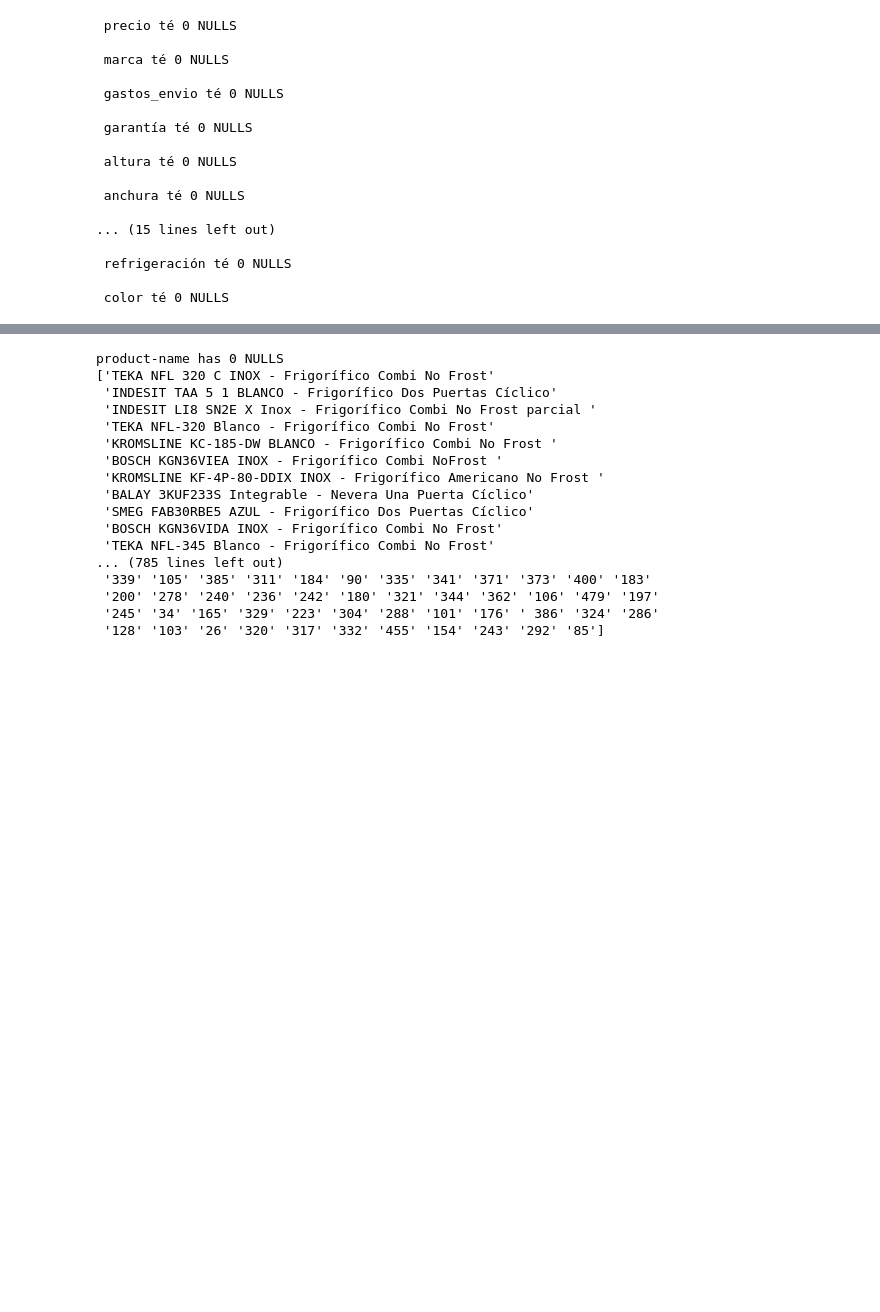
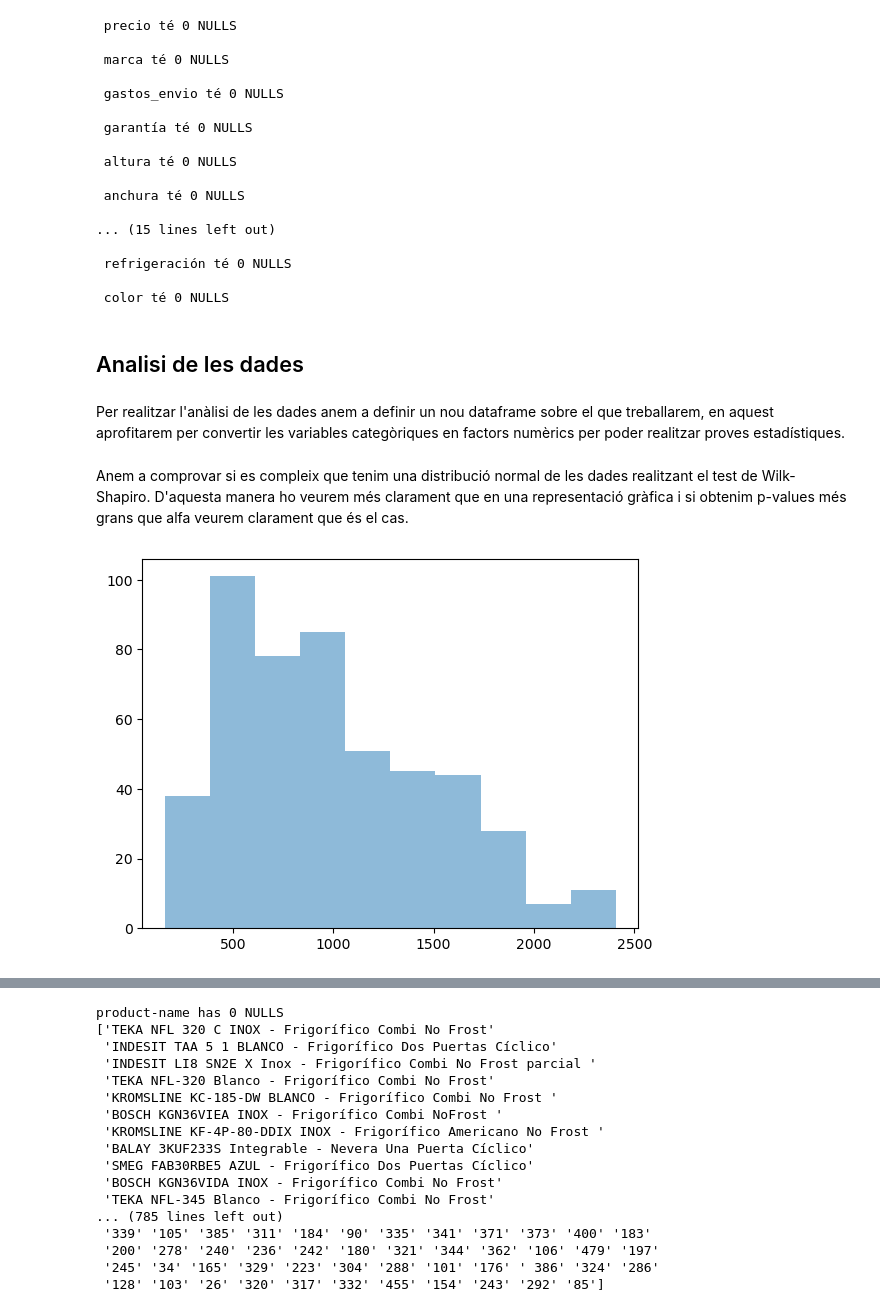
Before and after one commit to afinolUOC/Pra2-cleaning_and_analysis, a Jupyter notebook: neveras_cleaning.ipynb, the cells around one changed output, grey strips where cells are left out. Cells and saved outputs as stored; diff of their text form; code cells hidden in the pictures; blank space fills up the shorter version.

```diff
--- a/neveras_cleaning.ipynb
+++ b/neveras_cleaning.ipynb
@@ -368,10 +370,11 @@ raw_df[["Alturaexacta", "Anchuraexacta", "Profundidad"]].loc[selected_df['profun
 |  | Alturaexacta | Anchuraexacta | Profundidad |
 | 360 | 87 Centímetros | 128 Centímetros | 815 Centímetros |
 # %%
+selected_df.loc[selected_df['precio'] >= 2500, 'precio'] = np.nan
 selected_df.loc[selected_df['altura'] >= 970, 'altura'] /= 10
 selected_df.loc[selected_df['anchura'] >= 540, 'anchura'] /= 10
 selected_df.loc[selected_df['profundidad'] >= 815, 'profundidad'] = np.ceil(selected_df.loc[selected_df['profundidad'] >= 815, 'profundidad'] / 10)
 # %% [markdown]
 En el cas del soroll veiem que tenim un outlier de 254 dB. El que està molt per sobre dels límits humans i ens fa pensar que es tracta d'un error. En aquest cas podem triar o calcular la mitjana o assumir que realment si que és una nevera sorollosa però triar un threshold més raonable.
 # %%
-selected_df.loc[selected_df['ruido'] >= 100, 'altura'] == 100
+selected_df.loc[selected_df['ruido'] >= 100, 'ruido'] = 100
@@ -449,3 +450,19 @@ for line in selected_df.isnull().sum():
  refrigeración té 0 NULLS
 
  color té 0 NULLS
+# %% [markdown]
+## Analisi de les dades
+# %% [markdown]
+Per realitzar l'anàlisi de les dades anem a definir un nou dataframe sobre el que treballarem, en aquest aprofitarem per convertir les variables categòriques en factors numèrics per poder realitzar proves estadístiques.
+# %%
+analysis_df = selected_df.copy()
+
+df_object_columns = analysis_df.select_dtypes(include=['object'])
+analysis_df[df_object_columns.columns] = df_object_columns.astype('category')
+# %% [markdown]
+Anem a comprovar si es compleix que tenim una distribució normal de les dades realitzant el test de Wilk-Shapiro. D'aquesta manera ho veurem més clarament que en una representació gràfica i si obtenim p-values més grans que alfa veurem clarament que és el cas.
+# %%
+plt.hist(analysis_df['precio'], bins=10, alpha=0.5, label='precio')
+plt.show()
+# %% [output]
+[figure, added]
```
Also changed, not shown: parts of 7 cells of this notebook.
